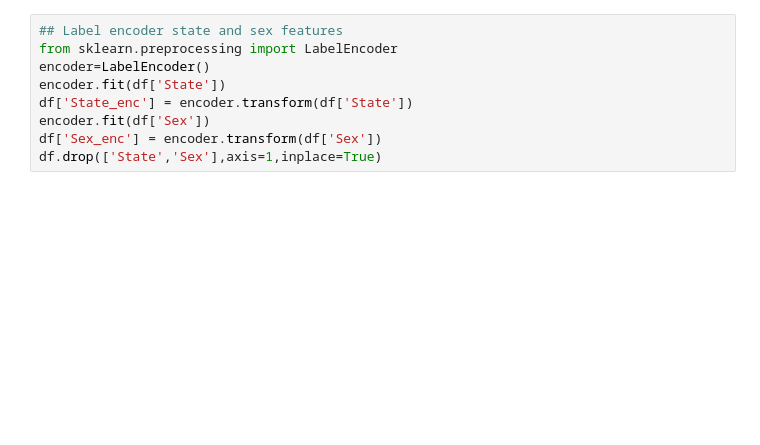
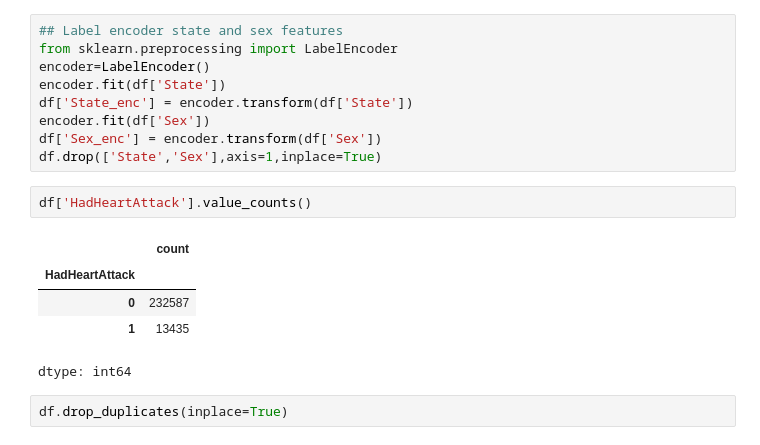
Before and after one commit to vggajam/heart-disease-prediction, a Jupyter notebook: Code/03-EDA.ipynb, the cells around one changed output. Cells and saved outputs as stored; diff of their text form; blank space fills up the shorter version.

```diff
--- a/Code/03-EDA.ipynb
+++ b/Code/03-EDA.ipynb
@@ -625,3 +645,13 @@ df['State_enc'] = encoder.transform(df['State'])
 encoder.fit(df['Sex'])
 df['Sex_enc'] = encoder.transform(df['Sex'])
 df.drop(['State','Sex'],axis=1,inplace=True)
+# %%
+df['HadHeartAttack'].value_counts()
+# %% [output]
+|  | count |
+| HadHeartAttack |  |
+| 0 | 232587 |
+| 1 | 13435 |
+dtype: int64
+# %%
+df.drop_duplicates(inplace=True)
```
Also changed, not shown: parts of 15 cells of this notebook.
